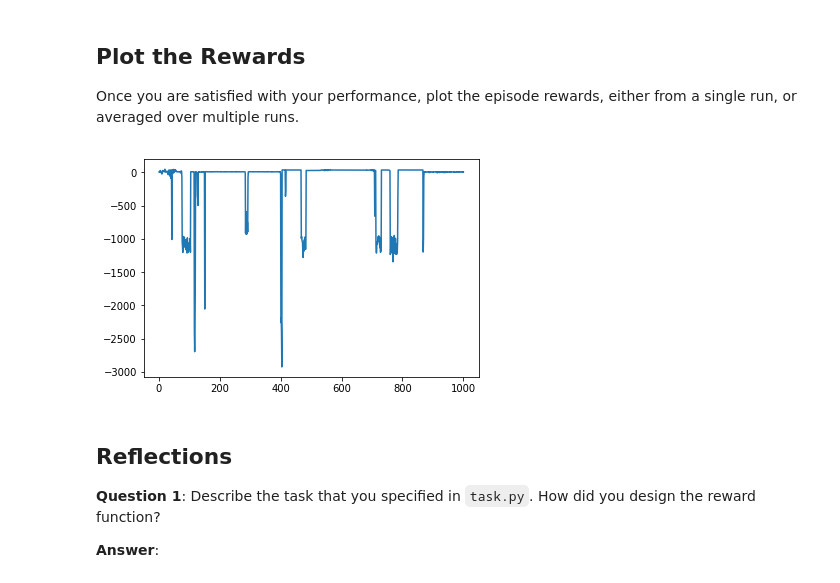
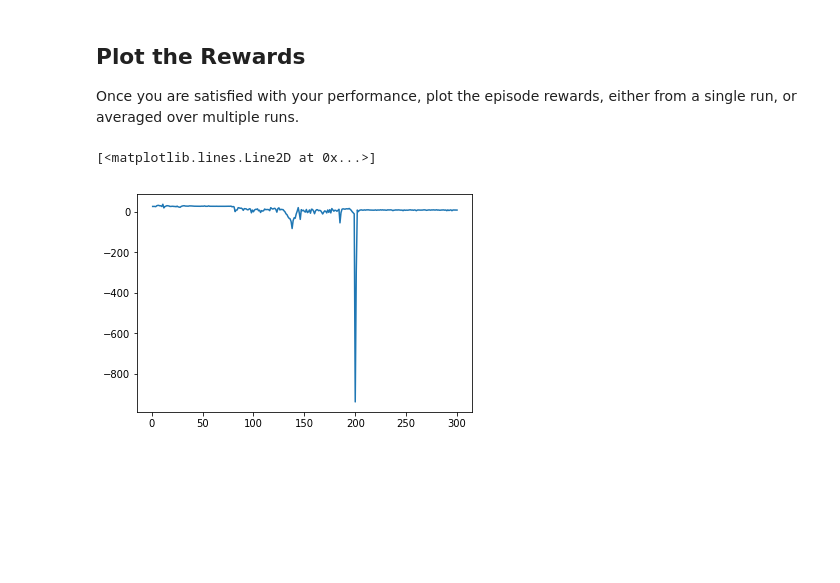
Before and after one commit to abinesh1/rl-quadcopter, a Jupyter notebook: Quadcopter_Project.ipynb, the cells around one changed output. Drawn from its saved outputs; the diff is of its cells as text; code cells hidden in the pictures; blank space fills up the shorter version.

```diff
--- a/Quadcopter_Project.ipynb
+++ b/Quadcopter_Project.ipynb
@@ -220,23 +220,22 @@ import csv
 import numpy as np
 from agents.agent import DDPG
 from task import Task
+import matplotlib.pyplot as plt
+%matplotlib inline
 
-# HOVER TASK
 
 # Modify the values below to give the quadcopter a different starting position.
 runtime = 5.                                     # time limit of the episode
-init_pose = np.array([0., 0., 10., 0., 0., 0.])  # initial pose
+init_pose = np.array([2., 3., 10., 0., 0., 0.])  # initial pose
 init_velocities = np.array([0., 0., 0.])         # initial velocities
 init_angle_velocities = np.array([0., 0., 0.])   # initial angle velocities
 file_output = 'rewards.txt'                      # file name for saved results
 
-num_episodes = 1000
+num_episodes = 300
 target_pos = np.array([0., 0., 10.])
 task = Task(target_pos=target_pos)
 agent = DDPG(task)
 
-labels = ['episod', 'total_reward']
-results = {x : [] for x in labels}
 
 with open(file_output, 'w') as csvfile:
     writer = csv.writer(csvfile)
@@ -253,11 +252,9 @@ with open(file_output, 'w') as csvfile:
                 best_total_reward = total_reward
             agent.step(action, reward, next_state, done)
             state = next_state
+            if i_episode%100==0:
+                plt.plot(results['episode'], results['total_reward'])
             if done:
-                to_write = [i_episode] + [total_reward]
-                for ii in range(len(labels)):
-                    results[labels[ii]].append(to_write[ii])
-                writer.writerow(to_write)
                 print("\rEpisode = {:4d}, total_reward = {:7.3f} (best = {:7.3f})".format(
                     i_episode, total_reward, best_total_reward), end="")
                 break
@@ -271,17 +269,10 @@ Once you are satisfied with your performance, plot the episode rewards, either f
 # %%
 ## TODO: Plot the rewards.
 
 import matplotlib.pyplot as plt
 %matplotlib inline
 
-plt.plot(results['episod'], results['total_reward'])
-#plt.legend()
-_ = plt.ylim()
+plt.plot(results['episode'], results['total_reward'])
 # %% [output]
+[<matplotlib.lines.Line2D at 0x...>]
-[figure, old version]
+[figure, new version]
-# %% [markdown]
-## Reflections
-
-**Question 1**: Describe the task that you specified in `task.py`.  How did you design the reward function?
-
-**Answer**:
```
Also changed, not shown: parts of 8 cells of this notebook, 4 other files.
